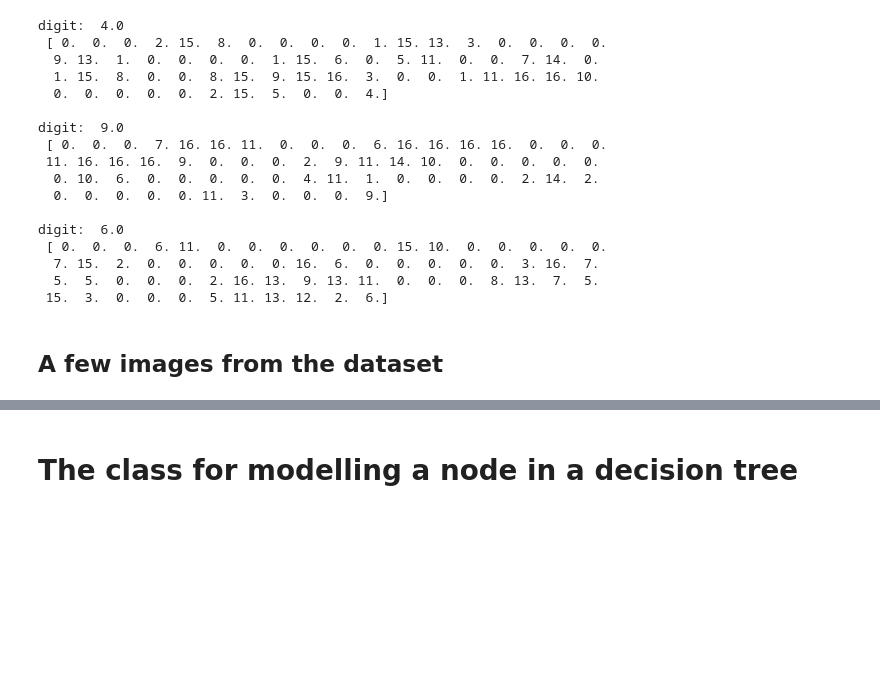
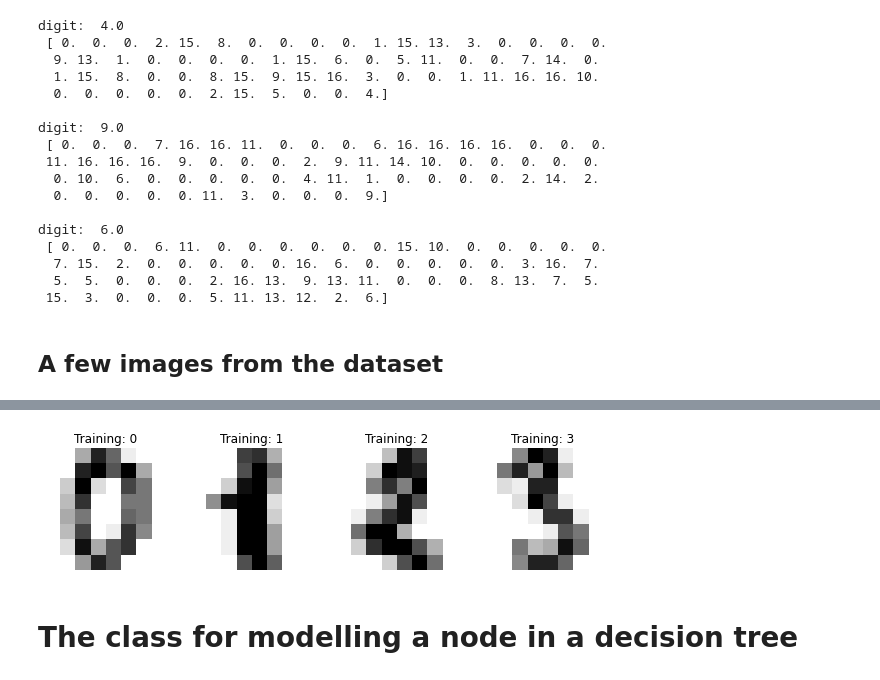
Before and after one commit to imahmwd14/RandomForestClassifierPythonFromScratch, a Jupyter notebook: random_forest_algorith_from_scratch.ipynb, the cells around one changed output, grey strips where cells are left out. Drawn from its saved outputs; the diff is of its cells as text; code cells hidden in the pictures; blank space fills up the shorter version.

```diff
--- a/random_forest_algorith_from_scratch.ipynb
+++ b/random_forest_algorith_from_scratch.ipynb
@@ -84,12 +84,3 @@ digit:  6.0
  15.  3.  0.  0.  0.  5. 11. 13. 12.  2.  6.]
 # %% [markdown]
 ## A few images from the dataset
-# %%
-fig = plt.figure(figsize=(6, 6))  # figure size in inches
-fig.subplots_adjust(left=0, right=1, bottom=0, top=1, hspace=0.05, wspace=0.05)
-
-for i in range(9):
-    ax = fig.add_subplot(3, 3, i + 1, xticks=[], yticks=[])
-    ax.imshow(digits.images[i], cmap=plt.cm.binary, interpolation='nearest')
-    # label the image with the target value
-    ax.text(0, 7, str(digits.target[i]))
@@ -98,3 +87,12 @@ for i in range(9):
+# %%
+_, axes = plt.subplots(nrows=1, ncols=4, figsize=(10, 3))
+
+for ax, image, label in zip(axes, digits.images, digits.target):
+    ax.set_axis_off()
+    ax.imshow(image, cmap=plt.cm.gray_r, interpolation='nearest')
+    ax.set_title('Training: %i' % label)
+# %% [output]
+[figure, added]
 # %% [markdown]
 # The class for modelling a node in a decision tree
 # %%
```
Also changed, not shown: parts of 2 cells of this notebook.
